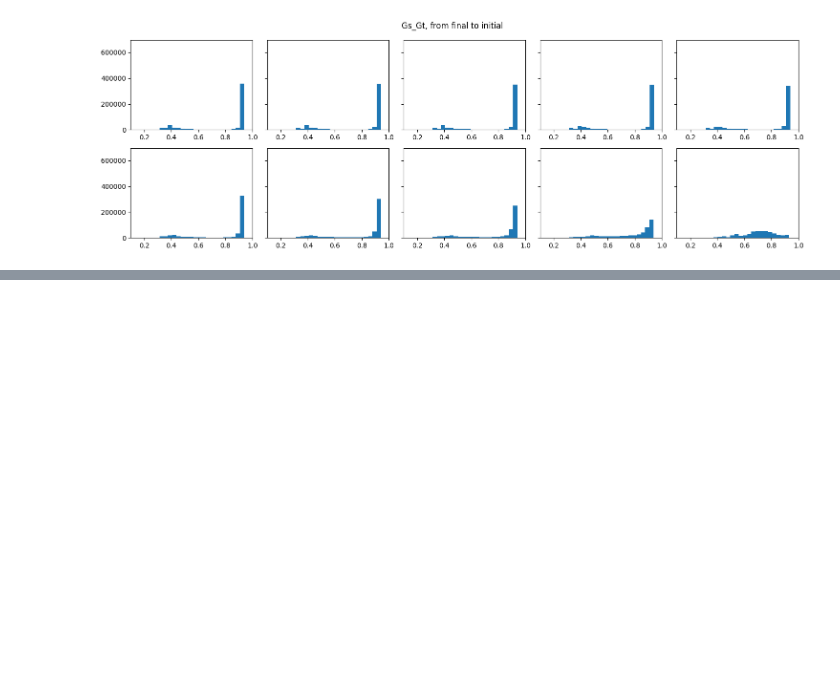
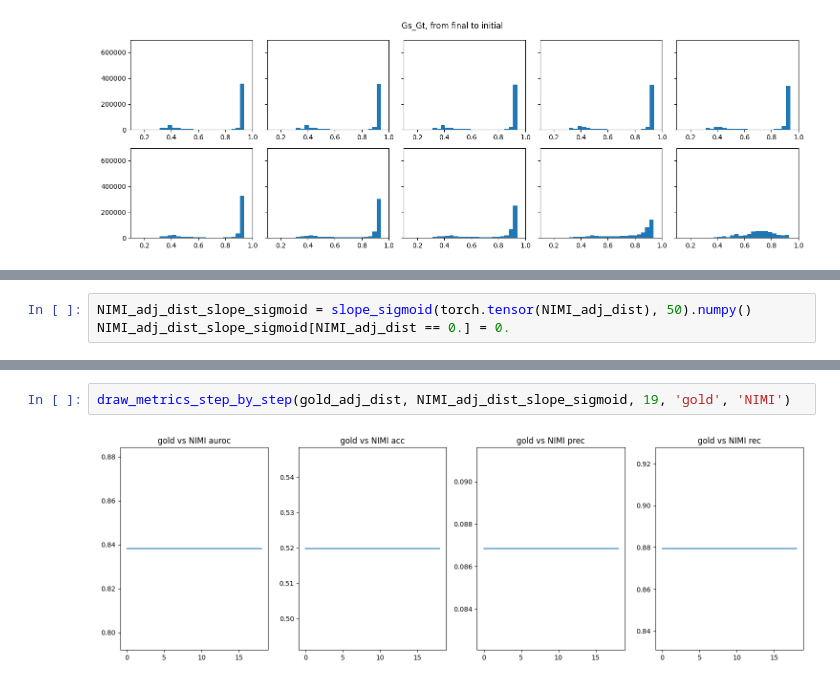
Before and after one commit to LspongebobJH/DiGress, a Jupyter notebook: notebooks/protein2.ipynb, the cells around one changed output, grey strips where cells are left out. Cells and saved outputs as stored; diff of their text form; blank space fills up the shorter version.

```diff
--- a/notebooks/protein2.ipynb
+++ b/notebooks/protein2.ipynb
@@ -92,0 +141,3 @@ draw_step_dist(Gs_Gt_infer_step_dist, 'Gs_Gt_infer', x_range=[0, 1])
+# %%
+NIMI_adj_dist_slope_sigmoid = slope_sigmoid(torch.tensor(NIMI_adj_dist), 50).numpy()
+NIMI_adj_dist_slope_sigmoid[NIMI_adj_dist == 0.] = 0.
@@ -92,0 +158,4 @@ draw_step_dist(Gs_Gt_infer_step_dist, 'Gs_Gt_infer', x_range=[0, 1])
+# %%
+draw_metrics_step_by_step(gold_adj_dist, NIMI_adj_dist_slope_sigmoid, 19, 'gold', 'NIMI')
+# %% [output]
+[figure, added]
```
Also changed, not shown: parts of 27 cells of this notebook, 4 other files.
